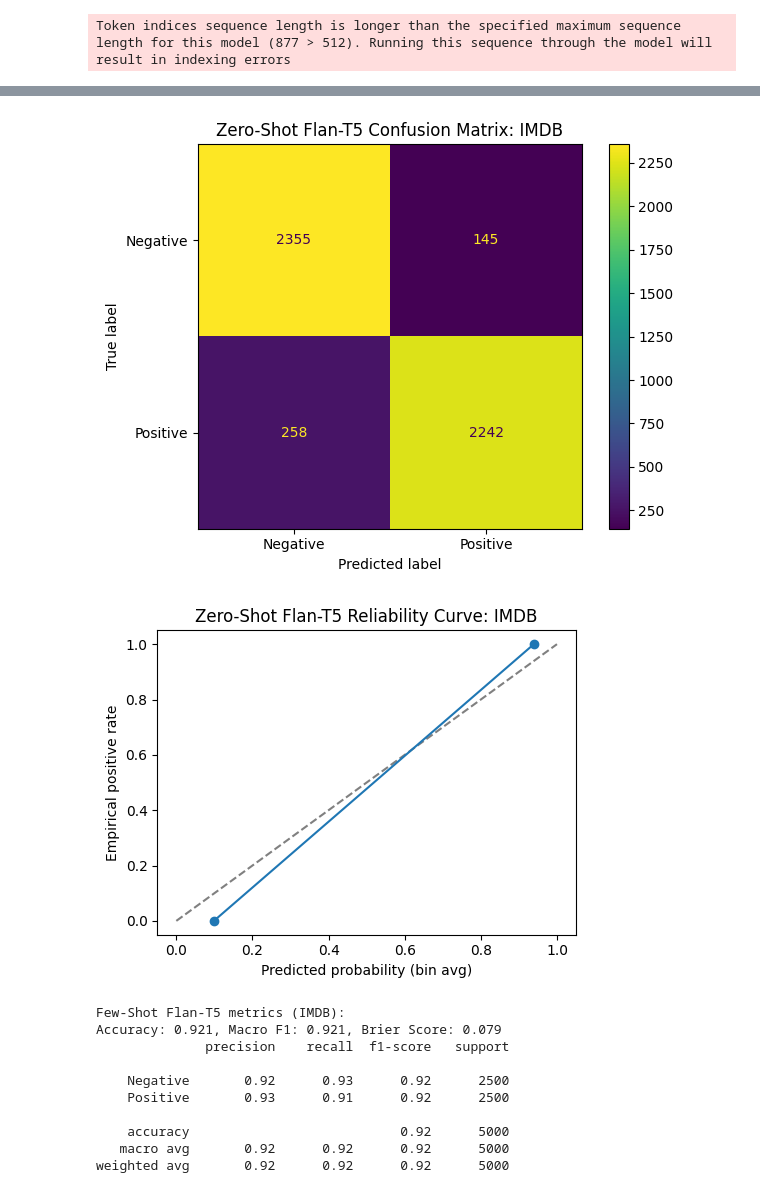
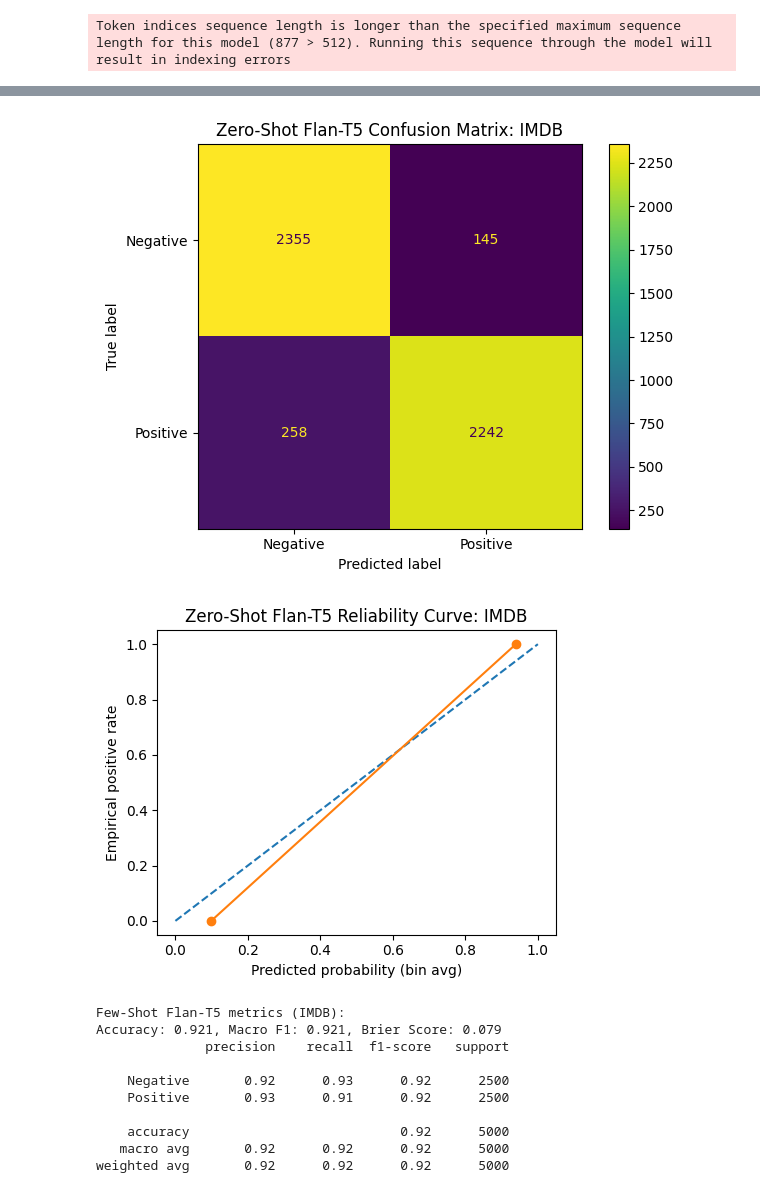
Before and after one commit to avrilmohh/dsa4213project, a Jupyter notebook: notebooks/3.0-prompting-report.ipynb, the cells around one changed output, grey strips where cells are left out. Cells and saved outputs as stored; diff of their text form; code cells hidden in the pictures.

Commit message:
Standardise graphs

```diff
--- a/notebooks/3.0-prompting-report.ipynb
+++ b/notebooks/3.0-prompting-report.ipynb
@@ -204,9 +204,9 @@ def evaluate_and_plot(true_labels, zs_preds, fs_preds, texts, dataset_name="Data
 
         # Reliability curve
         fracs, means = calibration_curve(y_true, prob_pos, n_bins=10, strategy="quantile")
-        plt.figure(figsize=(5,4))
-        plt.plot([0,1],[0,1], linestyle="--", color="gray")
-        plt.plot(fracs, means, marker="o", label=name)
+        plt.figure(figsize=(4.8,4))
+        plt.plot([0,1],[0,1], linestyle="--")
+        plt.plot(fracs, means, marker="o")
         plt.xlabel("Predicted probability (bin avg)")
         plt.ylabel("Empirical positive rate")
         plt.title(f"{name} Reliability Curve: {dataset_name}")
@@ -234,34 +234,34 @@ def evaluate_and_plot(true_labels, zs_preds, fs_preds, texts, dataset_name="Data
         writer = csv.DictWriter(f, fieldnames=["dataset", "model_name", "acc", "macro_f1", "brier", "n_test"])
         if not file_exists:
             writer.writeheader()
         writer.writerows(results)
 
     return results
 
 
 
 # IMDB
 imdb_true_labels = ["Positive" if l == 1 else "Negative" for l in imdb_test["label"]]
 evaluate_and_plot(imdb_true_labels, imdb_zs_preds, imdb_fs_preds, texts=imdb_test["text"].tolist(), dataset_name="IMDB")
 
 # Rotten Tomatoes
 rt_zs_preds_norm = normalize_labels(rt_zs_preds)
 rt_fs_preds_norm = normalize_labels(rt_fs_preds)
 rt_true_labels = ["Positive" if l == 1 else "Negative" for l in rt_test["label"]]
 evaluate_and_plot(rt_true_labels, rt_zs_preds_norm, rt_fs_preds_norm, texts=rt_test["text"].tolist(), dataset_name="Rotten Tomatoes")
 # %% [output]
 Zero-Shot Flan-T5 metrics (IMDB):
 Accuracy: 0.919, Macro F1: 0.919, Brier Score: 0.081
               precision    recall  f1-score   support
 
     Negative       0.90      0.94      0.92      2500
     Positive       0.94      0.90      0.92      2500
 
     accuracy                           0.92      5000
    macro avg       0.92      0.92      0.92      5000
 weighted avg       0.92      0.92      0.92      5000
 [figure]
-[figure, old version]
+[figure, new version]
 Few-Shot Flan-T5 metrics (IMDB):
 Accuracy: 0.921, Macro F1: 0.921, Brier Score: 0.079
               precision    recall  f1-score   support
```
Also changed, not shown: parts of 1 cell of this notebook, 4 other files.
